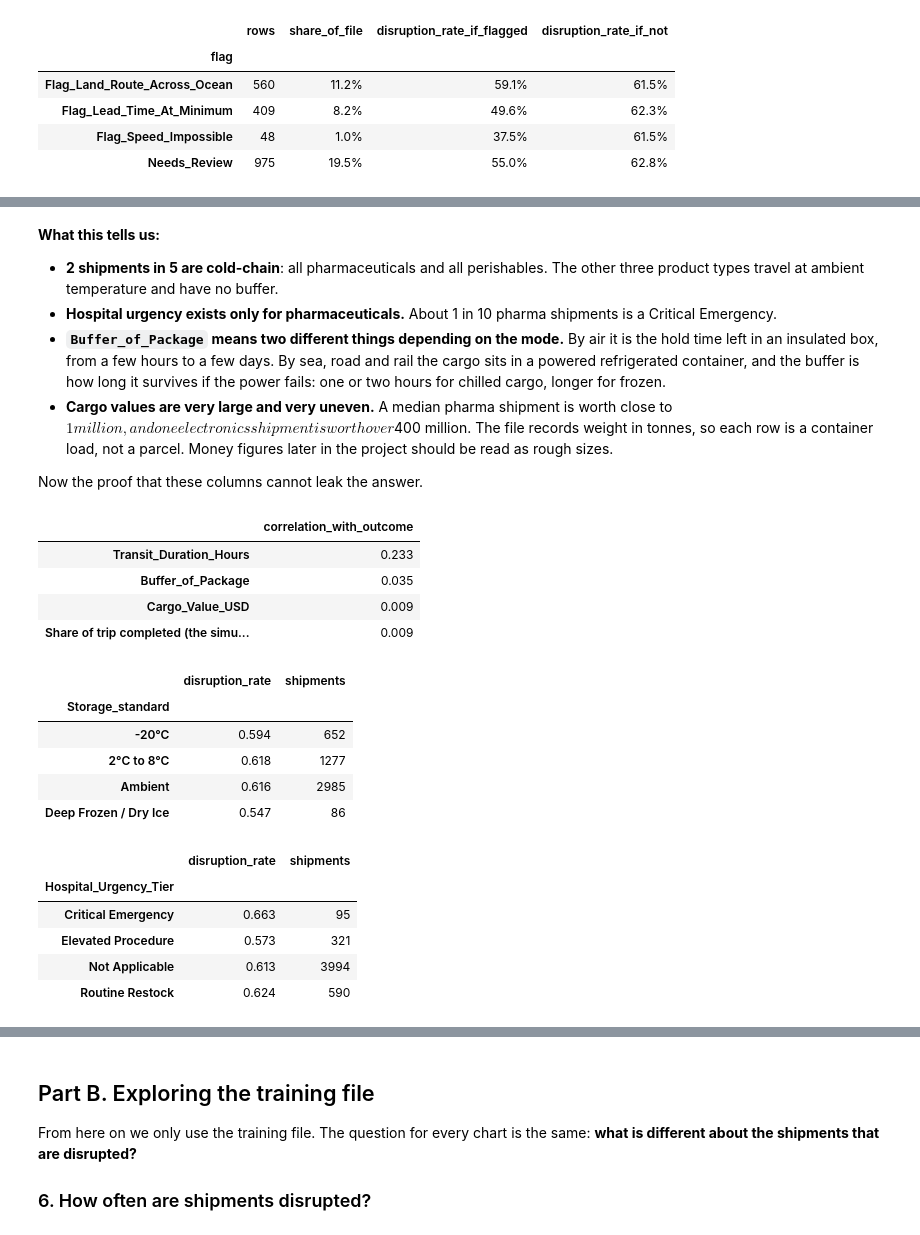
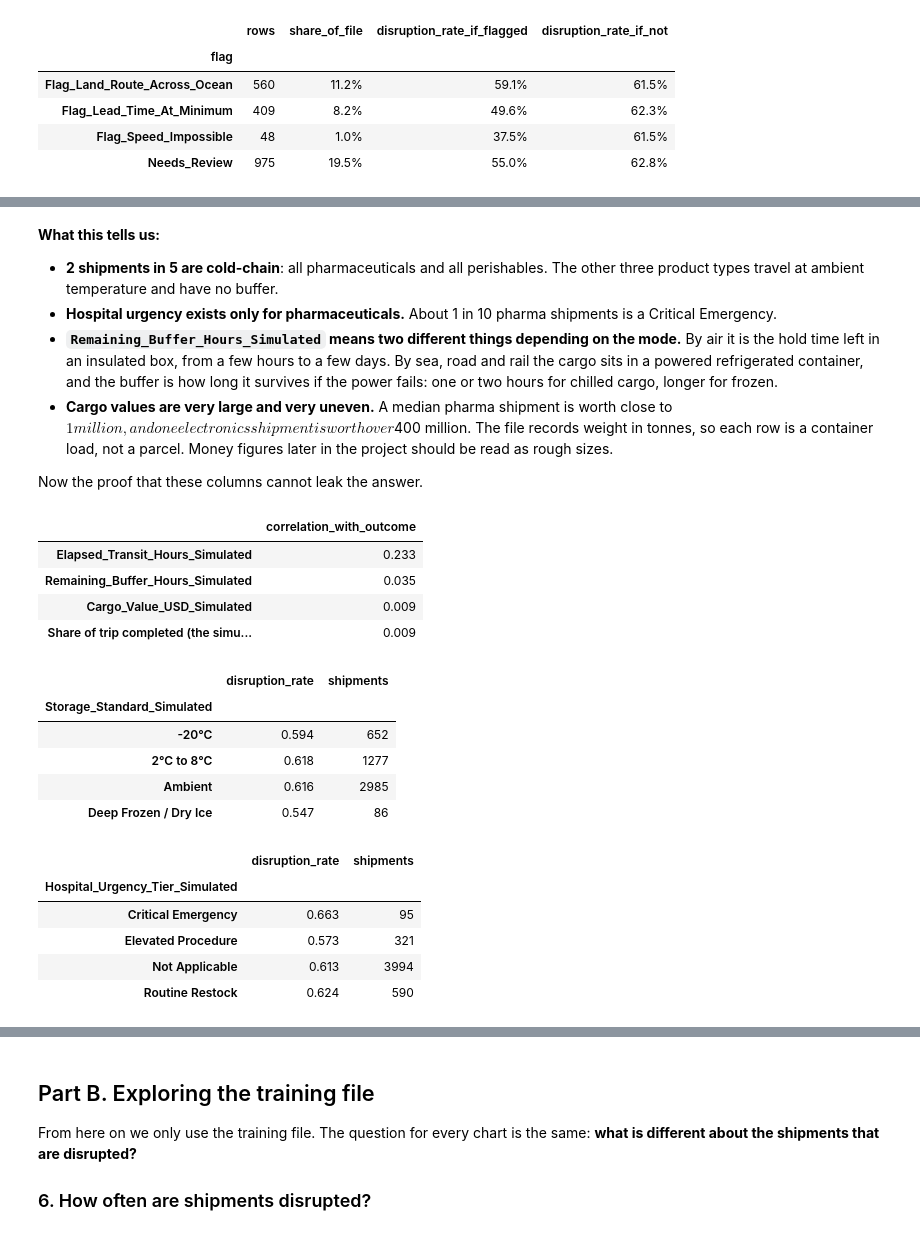
Before and after one commit to zunding19/Aura-LogiSmart, a Jupyter notebook: notebooks/02_data_cleaning_and_eda.ipynb, the cells around one changed output, grey strips where cells are left out. Cells and saved outputs as stored; diff of their text form; code cells hidden in the pictures.

```diff
--- a/notebooks/02_data_cleaning_and_eda.ipynb
+++ b/notebooks/02_data_cleaning_and_eda.ipynb
@@ -252,38 +262,38 @@ Hours travelled never exceed the lead time: True
 
 - **2 shipments in 5 are cold-chain**: all pharmaceuticals and all perishables. The other three product types travel at ambient temperature and have no buffer.
 - **Hospital urgency exists only for pharmaceuticals.** About 1 in 10 pharma shipments is a Critical Emergency.
-- **`Buffer_of_Package` means two different things depending on the mode.** By air it is the hold time left in an insulated box, from a few hours to a few days. By sea, road and rail the cargo sits in a powered refrigerated container, and the buffer is how long it survives if the power fails: one or two hours for chilled cargo, longer for frozen.
+- **`Remaining_Buffer_Hours_Simulated` means two different things depending on the mode.** By air it is the hold time left in an insulated box, from a few hours to a few days. By sea, road and rail the cargo sits in a powered refrigerated container, and the buffer is how long it survives if the power fails: one or two hours for chilled cargo, longer for frozen.
 - **Cargo values are very large and very uneven.** A median pharma shipment is worth close to $1 million, and one electronics shipment is worth over $400 million. The file records weight in tonnes, so each row is a container load, not a parcel. Money figures later in the project should be read as rough sizes.
 
 Now the proof that these columns cannot leak the answer.
 # %%
-SIMULATED_NUMERIC = ["Transit_Duration_Hours", "Buffer_of_Package", "Cargo_Value_USD"]
+SIMULATED_NUMERIC = ["Elapsed_Transit_Hours_Simulated", "Remaining_Buffer_Hours_Simulated", "Cargo_Value_USD_Simulated"]
 
 leak_check = pd.DataFrame({
     "correlation_with_outcome": {c: clean[c].corr(clean[TARGET]) for c in SIMULATED_NUMERIC},
 })
 # Hours travelled is a random share of the lead time, so it inherits the lead time's link to the outcome.
 # The share itself is the part we simulated.
-progress = clean["Transit_Duration_Hours"] / (clean["Lead_Time_Days"] * 24)
+progress = clean["Elapsed_Transit_Hours_Simulated"] / (clean["Lead_Time_Days"] * 24)
 leak_check.loc["Share of trip completed (the simulated part of hours travelled)"] = progress.corr(clean[TARGET])
 display(leak_check.round(3))
 
-for col in ["Storage_standard", "Hospital_Urgency_Tier"]:
+for col in ["Storage_Standard_Simulated", "Hospital_Urgency_Tier_Simulated"]:
     display(clean.groupby(col)[TARGET].agg(disruption_rate="mean", shipments="size").round(3))
 # %% [output]
 |  | correlation_with_outcome |
-| Transit_Duration_Hours | 0.233 |
-| Buffer_of_Package | 0.035 |
-| Cargo_Value_USD | 0.009 |
+| Elapsed_Transit_Hours_Simulated | 0.233 |
+| Remaining_Buffer_Hours_Simulated | 0.035 |
+| Cargo_Value_USD_Simulated | 0.009 |
 | Share of trip completed (the simu... | 0.009 |
 |  | disruption_rate | shipments |
-| Storage_standard |  |  |
+| Storage_Standard_Simulated |  |  |
 | -20°C | 0.594 | 652 |
 | 2°C to 8°C | 0.618 | 1277 |
 | Ambient | 0.616 | 2985 |
 | Deep Frozen / Dry Ice | 0.547 | 86 |
 |  | disruption_rate | shipments |
-| Hospital_Urgency_Tier |  |  |
+| Hospital_Urgency_Tier_Simulated |  |  |
 | Critical Emergency | 0.663 | 95 |
 | Elevated Procedure | 0.573 | 321 |
 | Not Applicable | 0.613 | 3994 |
```
Also changed, not shown: parts of 17 cells of this notebook, 4 other files.
